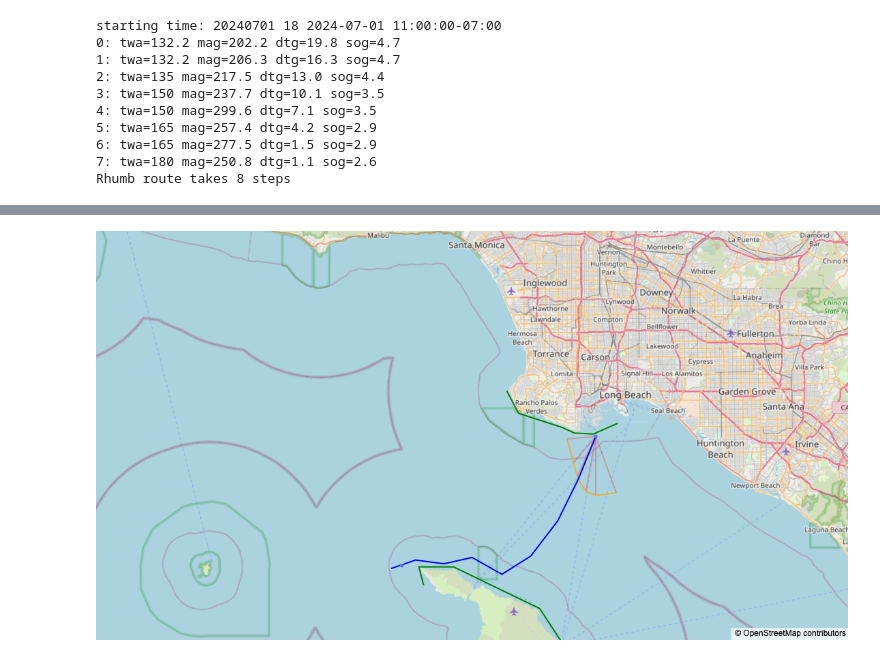
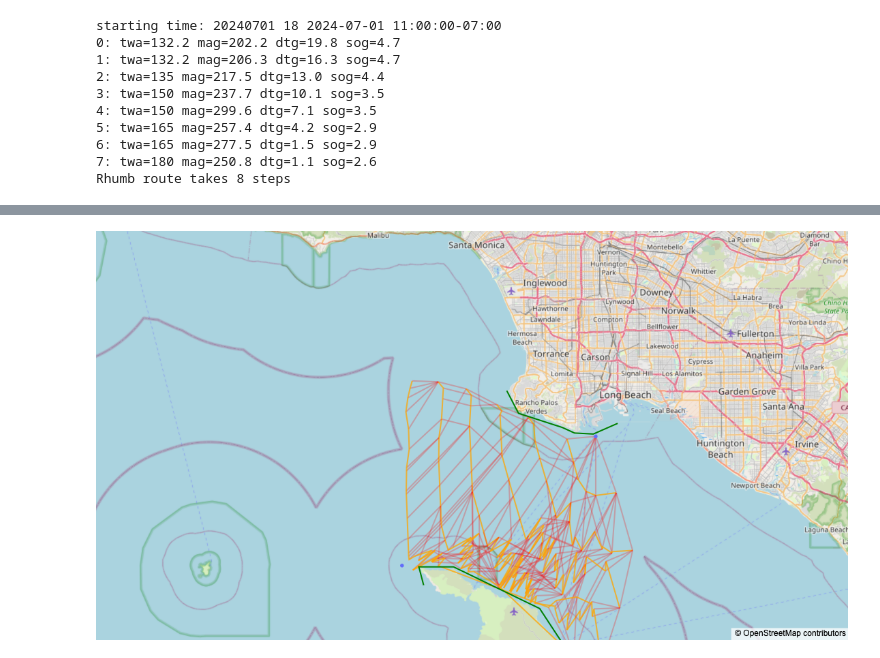
Before and after one commit to briandrawert/weather_routing, a Jupyter notebook: WeatherRouting-TransPac-TEST.ipynb, the cells around one changed output, grey strips where cells are left out. Drawn from its saved outputs; the diff is of its cells as text; code cells hidden in the pictures.

Commit message:
working on the isochron algorithm

```diff
--- a/WeatherRouting-TransPac-TEST.ipynb
+++ b/WeatherRouting-TransPac-TEST.ipynb
@@ -176,7 +176,7 @@ isochrons=[[
 ]]
 saved_nc_isochrons = isochrons.copy()
 
-end_simulation_time = 1
+end_simulation_time = 6
 ###
 for simulation_time in range(1,end_simulation_time+1):
     print(f"Calculating simulation_time={simulation_time}")
@@ -217,9 +206,9 @@ for route in isochrons[-1]:
 # %%
-plot_isochrons_routes(isochrons, rhumb_route=rhumb_route)
+#plot_isochrons_routes(isochrons, rhumb_route=rhumb_route)
 #plot_isochrons_routes(isochrons, rhumb_route=rhumb_route, saved_isochrons=saved_nc_isochrons)
-#plot_isochrons_routes(isochrons)
+plot_isochrons_routes(isochrons)
 # %% [output]
-[figure, old version]
+[figure, new version]
 # %%
 #isochrons
 # %%
```
Also changed, not shown: parts of 2 cells of this notebook, 1 other file.
